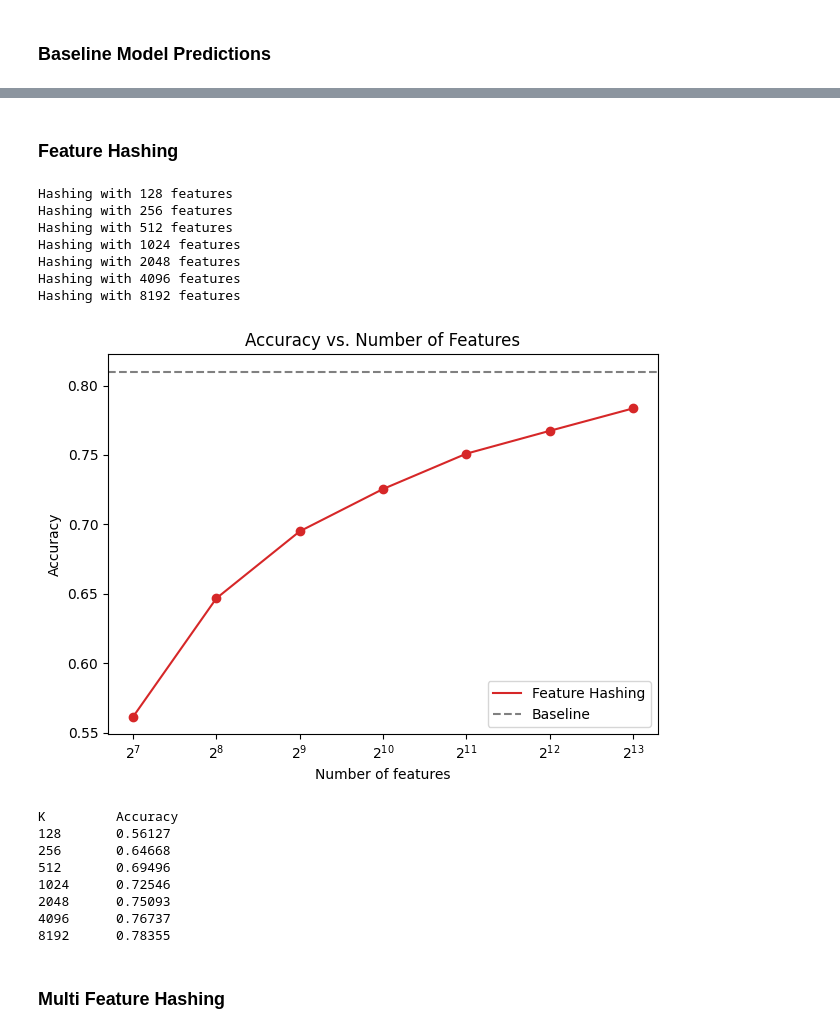
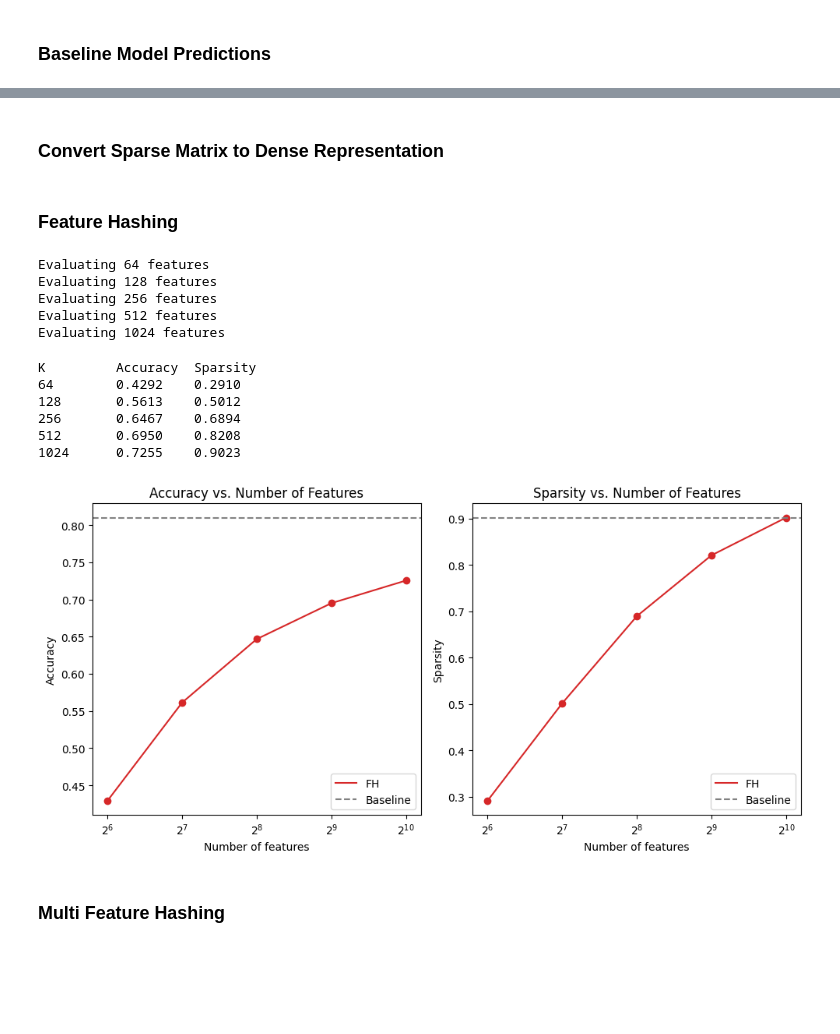
Before and after one commit to Gal-Noy/MSC-Data-Streaming-Algorithms, a Jupyter notebook: FeatureHashing/feature_hashing.ipynb, the cells around one changed output, grey strips where cells are left out. Drawn from its saved outputs; the diff is of its cells as text; code cells hidden in the pictures; blank space fills up the shorter version.

```diff
--- a/FeatureHashing/feature_hashing.ipynb
+++ b/FeatureHashing/feature_hashing.ipynb
@@ -18,6 +16,6 @@ from sklearn.utils import shuffle
 # %%
-K_VALS = [2**i for i in range(7, 14)]       # Number of destination dimensions
-C_VALS = [2, 4]                             # Number of hash functions for MFH
+K_VALS = [2**i for i in range(6, 11)]       # Values for destination dimension
+C_VALS = [2, 4]                             # Values for number of hash functions
 # %%
 X, y = fetch_20newsgroups(subset='all', return_X_y=True)
 # %%
@@ -46,2 +52,4 @@ Baseline accuracy: 0.81008
+# %% [markdown]
+### Convert Sparse Matrix to Dense Representation
 # %%
 def dense_X(bow, feature_names):
@@ -63,52 +66,56 @@ X_dense_bow = dense_X(X_bow, feature_names)
 ### Feature Hashing
 # %%
 fh_scores = []
+fh_sparsities = []
 for n_features in K_VALS:
     fh = FeatureHasher(n_features=n_features, input_type='pair')
-    print(f'Hashing with {n_features} features')
-    fh_hashed_X = fh.transform(X_dense_bow)
-    X_train, X_test, y_train, y_test = train_test_split(fh_hashed_X, y, test_size=0.2, random_state=42)
-    clf = KNeighborsClassifier()
-    clf.fit(X_train, y_train)
-    y_pred = clf.predict(X_test)
-    score = accuracy_score(y_test, y_pred)
+    print(f'Evaluating {n_features} features')
+    score, sparsity = train_and_evaluate_model(X_dense_bow, y, model=fh)
     fh_scores.append(score)
+    fh_sparsities.append(sparsity)
 # %% [output]
-Hashing with 128 features
-Hashing with 256 features
-Hashing with 512 features
-Hashing with 1024 features
-Hashing with 2048 features
-Hashing with 4096 features
-Hashing with 8192 features
+Evaluating 64 features
+Evaluating 128 features
+Evaluating 256 features
+Evaluating 512 features
+Evaluating 1024 features
 # %%
-fig, ax1 = plt.subplots()
+fig, (ax1, ax2) = plt.subplots(1, 2, figsize=(10, 5))
 
+# Plot for Accuracy
 ax1.set_title('Accuracy vs. Number of Features')
 ax1.set_xlabel('Number of features')
 ax1.set_ylabel('Accuracy')
-ax1.plot(K_VALS, fh_scores, color='tab:red', label='Feature Hashing')
+ax1.plot(K_VALS, fh_scores, color='tab:red', label='FH')
 ax1.scatter(K_VALS, fh_scores, color='tab:red')
 ax1.axhline(y=baseline_score, color='gray', linestyle='--', label='Baseline')
 ax1.set_xscale('log', base=2)
 ax1.legend()
 
+# Plot for Sparsity
+ax2.set_title('Sparsity vs. Number of Features')
+ax2.set_xlabel('Number of features')
+ax2.set_ylabel('Sparsity')
+ax2.plot(K_VALS, fh_sparsities, color='tab:red', label='FH')
+ax2.scatter(K_VALS, fh_sparsities, color='tab:red')
+ax2.axhline(y=sparsity, color='gray', linestyle='--', label='Baseline')
+ax2.set_xscale('log', base=2)
+ax2.legend()
+
+print(f"{'K':<10}{'Accuracy':<10}{'Sparsity':<10}")
+for i, k in enumerate(K_VALS):
+    print(f"{k:<10}{fh_scores[i]:<10.4f}{fh_sparsities[i]:<10.4f}")
+
 plt.tight_layout()
 plt.show()
-
-print(f"{'K':<10}{'Accuracy':<10}")
-for i, k in enumerate(K_VALS):
-    print(f"{k:<10}{fh_scores[i]:<10.5f}")
 # %% [output]
+K         Accuracy  Sparsity
+64        0.4292    0.2910
+128       0.5613    0.5012
+256       0.6467    0.6894
+512       0.6950    0.8208
+1024      0.7255    0.9023
-[figure, old version]
+[figure, new version]
-K         Accuracy
-128       0.56127
-256       0.64668
-512       0.69496
-1024      0.72546
-2048      0.75093
-4096      0.76737
-8192      0.78355
 # %% [markdown]
 ### Multi Feature Hashing
 # %%
```
Also changed, not shown: parts of 18 cells of this notebook, 1 other file.
